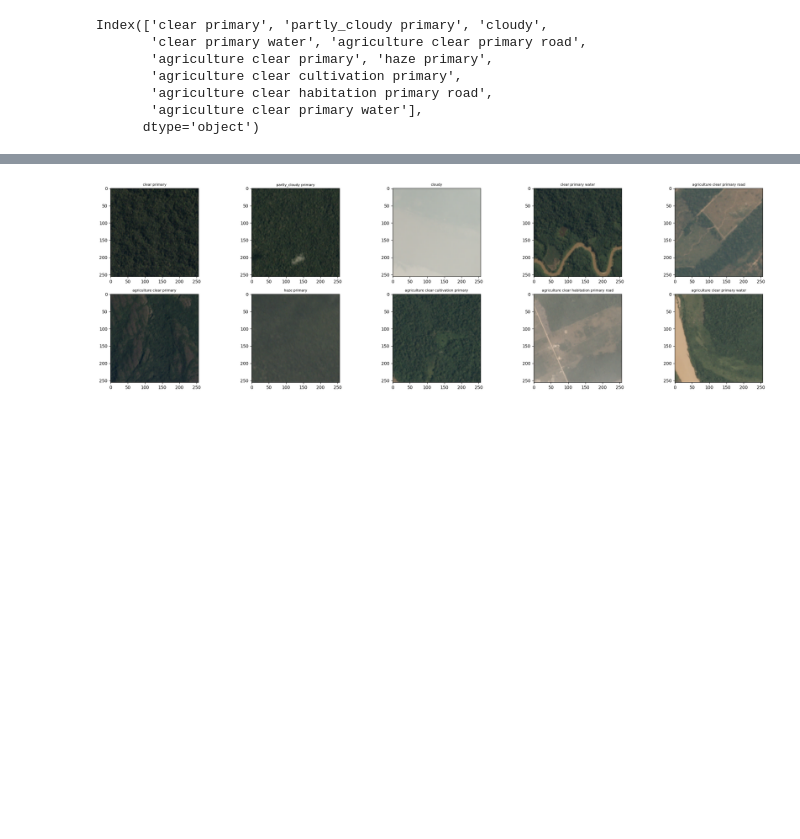
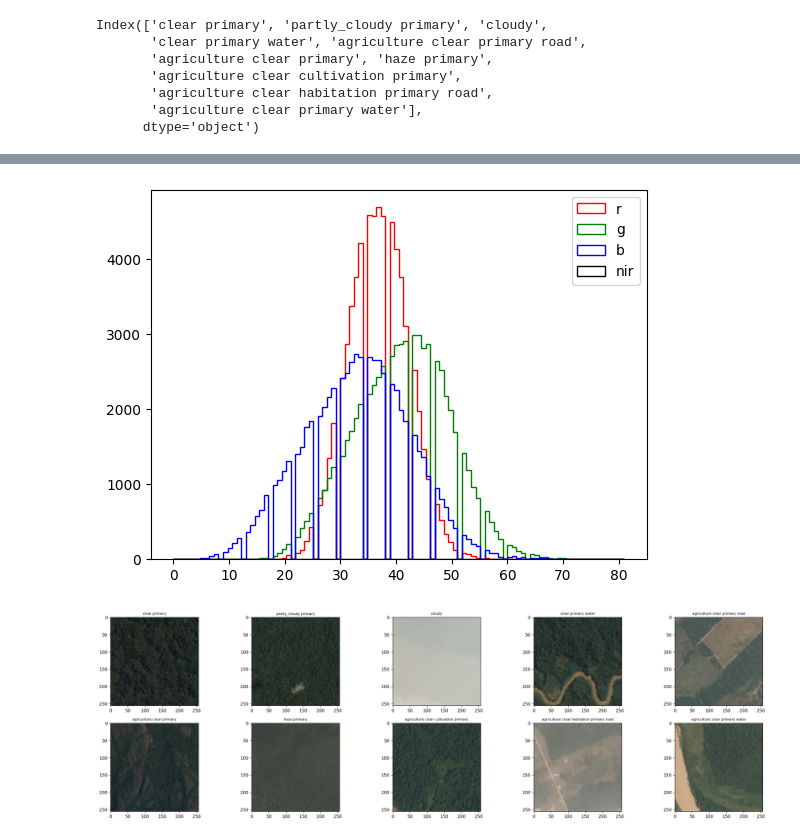
Before and after one commit to nicolasbuitragob/UnderstandingAmazon, a Jupyter notebook: notebooks/eda.ipynb, the cells around one changed output, grey strips where cells are left out. Saved outputs shown, nothing was run; the diff lists cells and outputs as text; code cells hidden in the pictures; blank space fills up the shorter version.

```diff
--- a/notebooks/eda.ipynb
+++ b/notebooks/eda.ipynb
@@ -221,3 +219,7 @@ def plot_rgbn_histo(r, g, b, n):
+# %%
+plot_rgbn_histo(sample_image_jpg)
+# %% [output]
+[figure, added]
 # %%
 def plot_images(images):
     fig = plt.figure(figsize=(20, 20))
```
Also changed, not shown: parts of 12 cells of this notebook.
